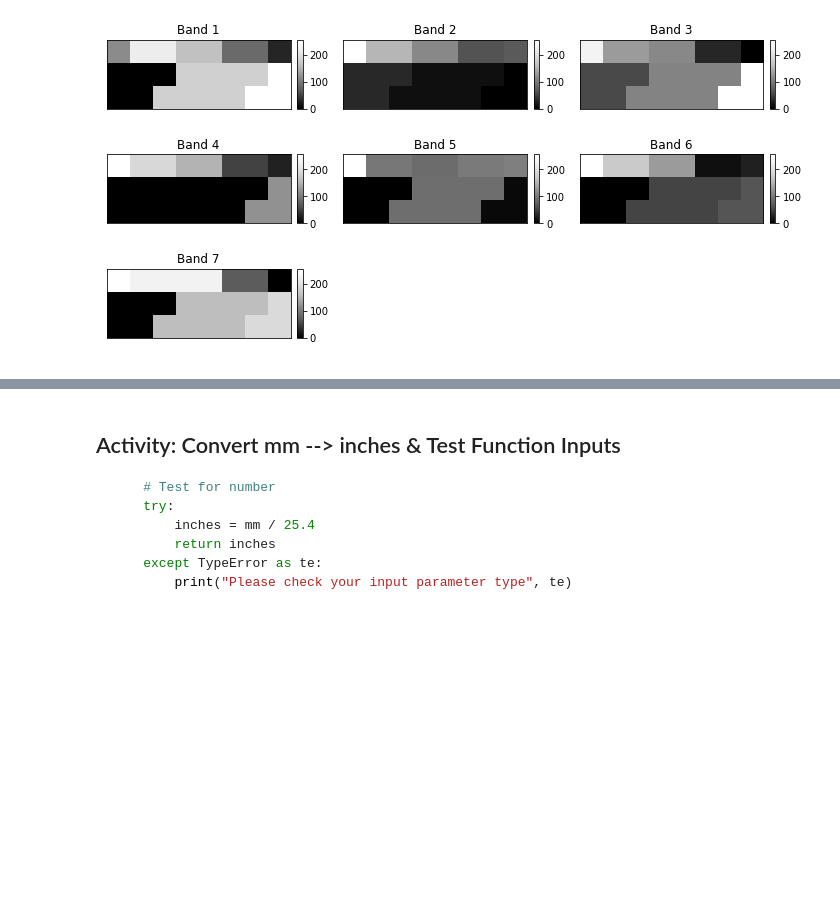
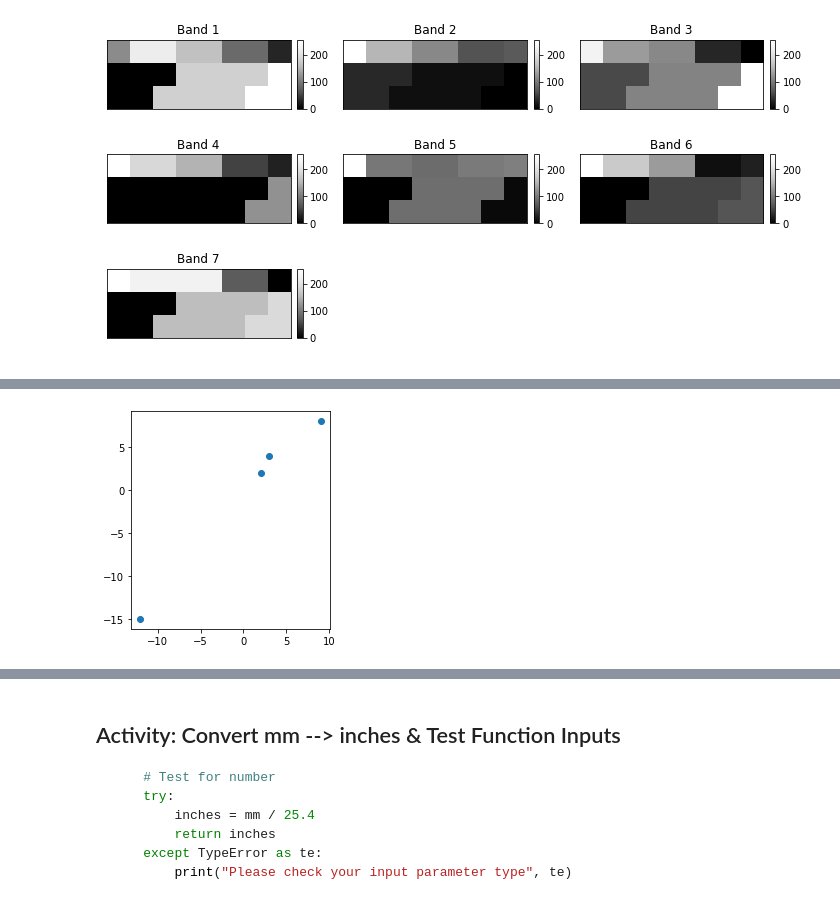
Before and after one commit to earthlab-education/ea-python-spring-2020-course-notebooks, a Jupyter notebook: in-class-demos/wk10-open-hdf4-python.ipynb, the cells around one changed output, grey strips where cells are left out. Cells and saved outputs as stored; diff of their text form; code cells hidden in the pictures; blank space fills up the shorter version.

```diff
--- a/in-class-demos/wk10-open-hdf4-python.ipynb
+++ b/in-class-demos/wk10-open-hdf4-python.ipynb
@@ -327,0 +348,9 @@ plt.show()
+# %%
+pts = np.array([[2, 2], [3, 4], [9, 8], [-12, -15]])
+gdf_pt = gpd.GeoDataFrame(
+    [Point(xy) for xy in pts], columns=["geometry"], crs="epsg:4326",
+)
+gdf_pt.plot()
+plt.show()
+# %% [output]
+[figure, added]
```
Also changed, not shown: parts of 10 cells of this notebook.
